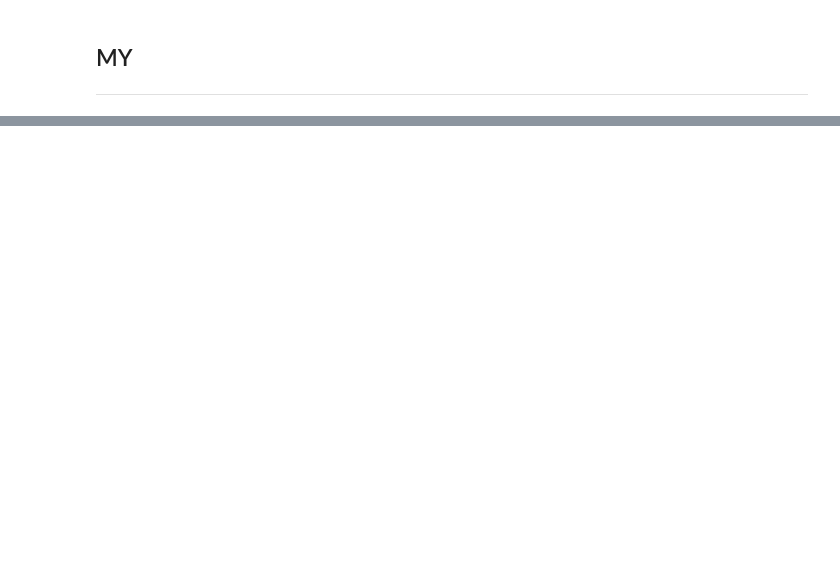
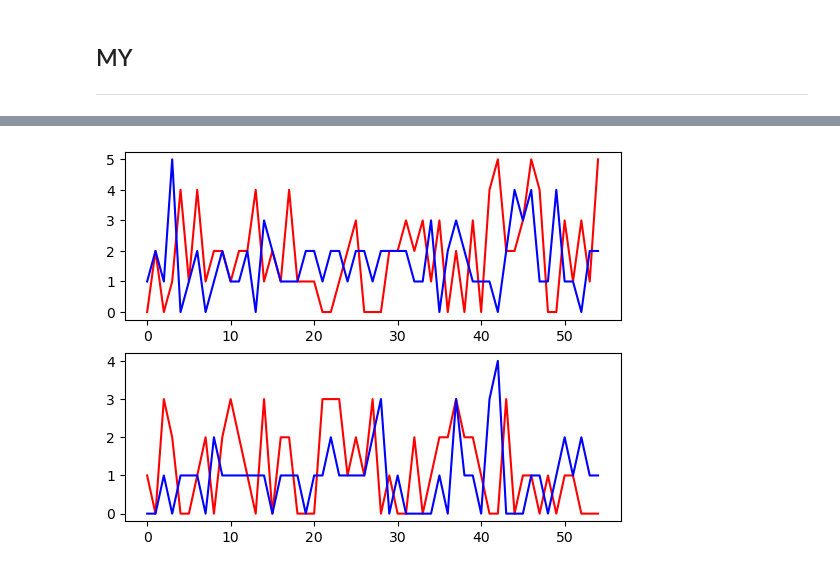
Before and after one commit to cjdrudco/KKC_Python_Project, a Jupyter notebook: Match prediction.ipynb, the cells around one changed output, grey strips where cells are left out. Drawn from its saved outputs; the diff is of its cells as text; code cells hidden in the pictures; blank space fills up the shorter version.

```diff
--- a/Match prediction.ipynb
+++ b/Match prediction.ipynb
@@ -261,0 +149,6 @@ print(np.array(test_y_er).shape)
+# %%
+df= pd.read_csv("Tottenham.csv", encoding="cp949")
+
+train_year = (df["YEAR"] <= 2020)
+test_year = (df["YEAR"] >= 2021)
+interval = 5
@@ -261,0 +164,29 @@ print(np.array(test_y_er).shape)
+# %%
+def make_data(data):
+    x_r = []
+    y_r = []
+    x_er = []
+    y_er = []
+
+    r = list(data["R"])
+    er = list(data["ER"])
+
+    for i in range(len(r)):
+        print(data.iloc[i, 0],data.iloc[i-1, 0])
+        if i < interval : continue
+        elif data.iloc[i, 0] != data.iloc[i-1, 0] :
+            continue
+        y_r.append(r[i])
+        y_er.append(er[i])
+
+        xa = []
+        xb = []
+        for p in range(interval):
+            d = i + p - interval
+            xa.append(r[d])
+            xb.append(er[d])
+        x_r.append(xa)
+        x_er.append(xb)
+    return (x_r, y_r, x_er, y_er)
+train_x_r , train_y_r, train_x_er, train_y_er = make_data(df[train_year])
+test_x_r, test_y_r, test_x_er, test_y_er = make_data(df[test_year])
@@ -261,0 +268,11 @@ print(np.array(test_y_er).shape)
+# %%
+plt.subplot(2, 1, 1)
+plt.plot(test_y_r, c='r')
+plt.plot(pre_y_r, c='b')
+
+plt.subplot(2,1,2)
+plt.plot(test_y_er, c='r')
+plt.plot(pre_y_er, c='b')
+plt.show()
+# %% [output]
+[figure, added]
```
Also changed, not shown: parts of 17 cells of this notebook, 3 other files.
